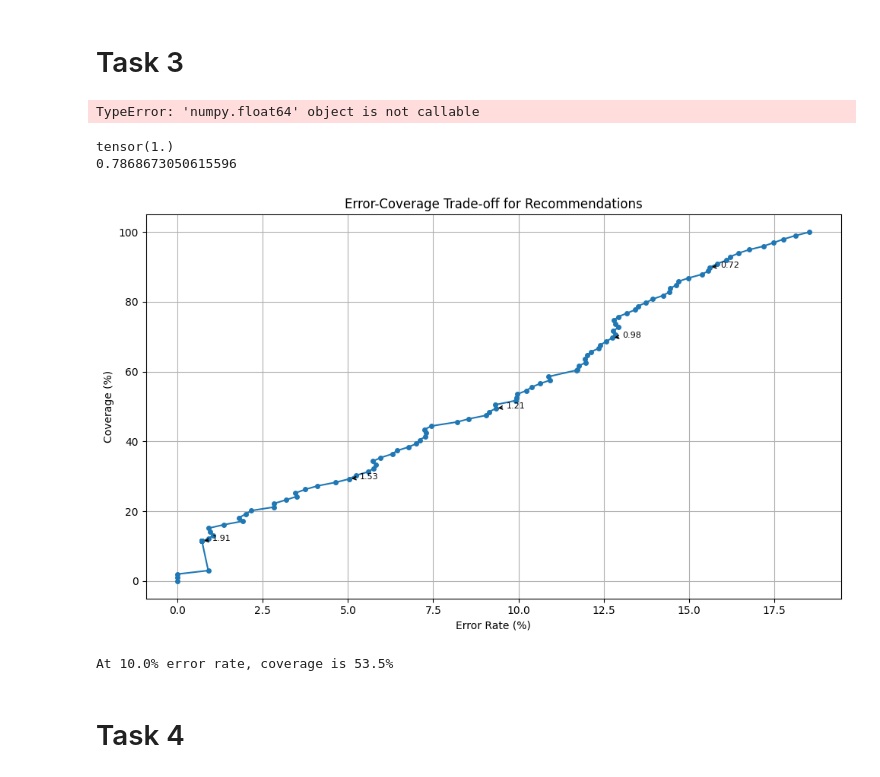
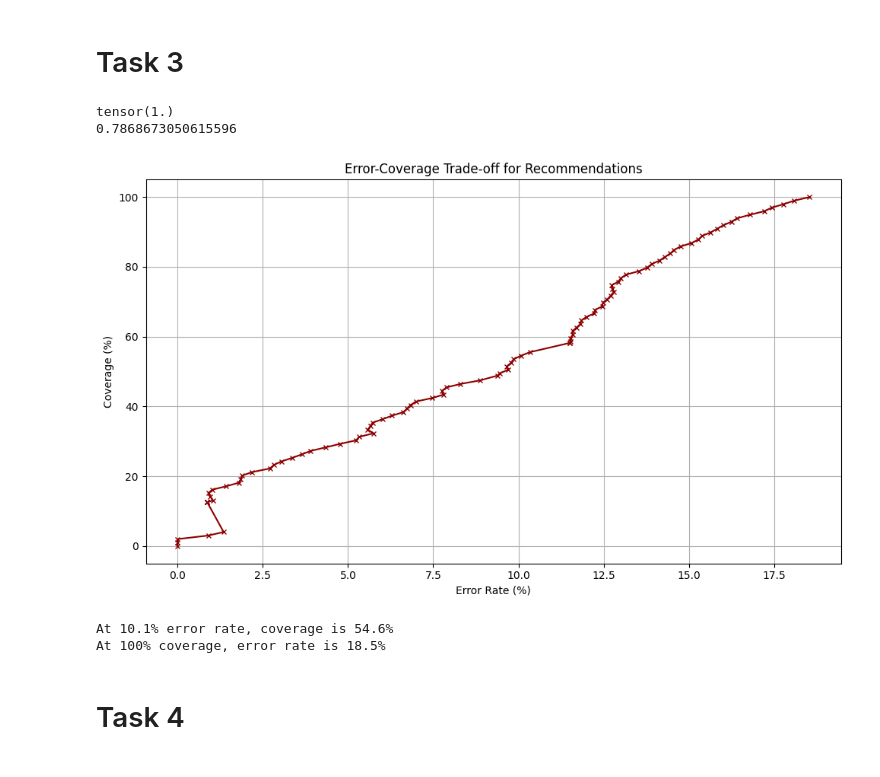
Before and after one commit to gabry1242/Deeplearning_project, a Jupyter notebook: ass1_skeleton.ipynb, the cells around one changed output. Saved outputs shown, nothing was run; the diff lists cells and outputs as text; code cells hidden in the pictures.

```diff
--- a/ass1_skeleton.ipynb
+++ b/ass1_skeleton.ipynb
@@ -647,13 +590,6 @@ if isinstance(test_labels, torch.Tensor):
 
 # Correction 1
 distances=cdist(test_embeddings, support_embeddings)
-# %%
-# Run only one time; define classes for the next section
-id2name = dict(zip(test_dataset.df.articleTypeId, test_dataset.df.articleTypeName))
-max_id = max(id2name.keys())
-classes = [id2name[i] for i in range(max_id+1)]
-# %% [output]
-TypeError: 'numpy.float64' object is not callable
 # %%
 printing_stats = False
 correct_predictions = 0
@@ -669,15 +605,7 @@ for k in range(N):
         (test_labels[k] == support_labels[sorted_idx[2]])):
         correct_predictions += 1
 
-    if printing_stats:
-        print(correct_predictions)
-        print("------------------------")
-        print("True class:")
-        print(classes[test_labels[k]])
-        print("Top 3 predicted:")
-        print([classes[support_labels[i]] for i in sorted_idx[:3]])
-        print("Average precision {}".format(average_precision(support_labels[sorted_idx], test_labels[k])))
-        print()
+
 
     if average_precision(support_labels[sorted_idx], test_labels[k]) > max_ap:
         max_ap = average_precision(support_labels[sorted_idx], test_labels[k])
@@ -736,10 +664,10 @@ def dynamic_k_recommendations(distances, max_k=10, catalog_labels=None):
 
             # Final confidence score (weighted sum)
             confidence = (
-                0.4 * max_prob +
+                0.35 * max_prob +
                 0.2 * topk_consistency +
-                0.15 * np.exp(-ent) +
-                0.15 * norm_margin
+                0.2 * np.exp(-ent) +
+                0.2 * norm_margin
             )
 
             if confidence > best_confidence:
@@ -752,9 +680,6 @@ def dynamic_k_recommendations(distances, max_k=10, catalog_labels=None):
     return np.array(recommendations), np.array(confidence_scores)
 
 def evaluate_recommendations(recommendations, input_labels, catalog_labels):
-    """
-    A recommendation is correct if at least one of the top-3 matches the input label.
-    """
     is_correct = []
     for i, rec_indices in enumerate(recommendations):
         predicted_labels = [catalog_labels[idx] for idx in rec_indices]
@@ -783,61 +708,46 @@ def calculate_error_coverage_curve(confidence_scores, correct_recommendations, n
 
     return thresholds, error_rates, coverage_rates
 
-# -------------------------
-# Usage: Assuming variables exist
-# support_embeddings, test_embeddings, support_labels, test_labels
 
-# Compute distances
-# distances = compute_pairwise_distances(test_embeddings, support_embeddings)  # Shape: [num_queries, num_support]
-
-# Get recommendations and confidence
 recommendations, confidence_scores = dynamic_k_recommendations(
     distances=distances,
     max_k=27,
     catalog_labels=support_labels
 )
 
 # Evaluate correctness
 correct_recommendations = evaluate_recommendations(
     recommendations=recommendations,
     input_labels=test_labels,
     catalog_labels=support_labels
 )
 
 # Compute error-coverage trade-off
 thresholds, error_rates, coverage_rates = calculate_error_coverage_curve(
     confidence_scores, correct_recommendations
 )
 
 # Plotting
 plt.figure(figsize=(10, 6))
-plt.plot(error_rates, coverage_rates, '-o', markersize=4)
+plt.plot(error_rates, coverage_rates, '-x', color='#8B0000', markersize=4)
 plt.xlabel('Error Rate (%)')
 plt.ylabel('Coverage (%)')
 plt.title('Error-Coverage Trade-off for Recommendations')
 plt.grid(True)
 
-# Highlight key points (optional)
-annotate_points = [10, 30, 50, 70, 90]
-for idx in annotate_points:
-    if idx < len(thresholds):
-        plt.annotate(f'{thresholds[idx]:.2f}',
-                     xy=(error_rates[idx], coverage_rates[idx]),
-                     xytext=(10, 0),
-                     textcoords='offset points',
-                     fontsize=8,
-                     arrowprops=dict(arrowstyle='->'))
-
 plt.tight_layout()
 plt.show()
 
-# Find and print best point near 10% error
+
 target_error = 10.0
 idx = np.argmin(np.abs(np.array(error_rates) - target_error))
 print(f"At {error_rates[idx]:.1f}% error rate, coverage is {coverage_rates[idx]:.1f}%")
+idx_100 = np.where(np.isclose(coverage_rates, 100))[0][-1]
+print(f"At 100% coverage, error rate is {error_rates[idx_100]:.1f}%")
 # %% [output]
-[figure, old version]
+[figure, new version]
-At 10.0% error rate, coverage is 53.5%
+At 10.1% error rate, coverage is 54.6%
+At 100% coverage, error rate is 18.5%
 # %% [markdown]
 # Task 4
 # %% [markdown]
```
Also changed, not shown: parts of 11 cells of this notebook, 3 other files.
